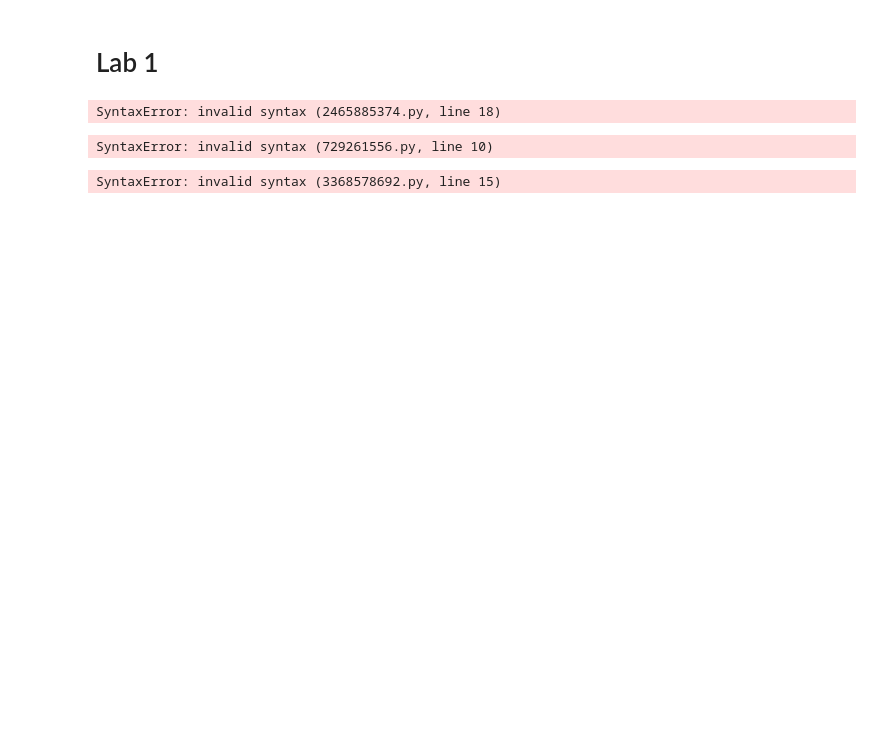
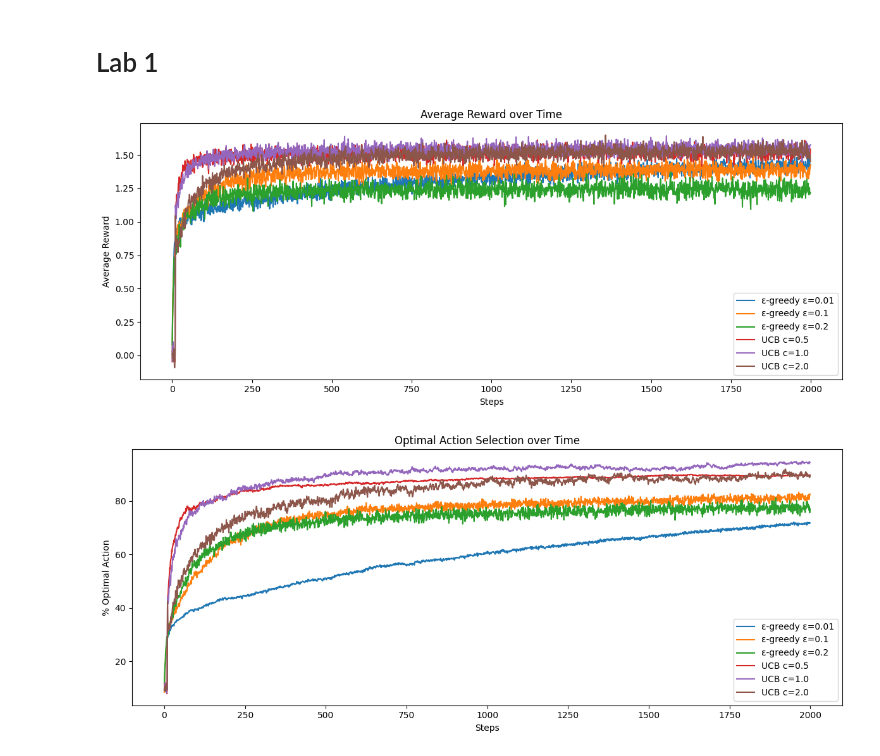
Before and after one commit to sanad0123/Reinforcement-Learning-MSDS684, a Jupyter notebook: Lab_1.ipynb, the cells around one changed output. Drawn from its saved outputs; the diff is of its cells as text; code cells hidden in the pictures; blank space fills up the shorter version.

```diff
--- a/Lab_1.ipynb
+++ b/Lab_1.ipynb
@@ -23,20 +23,18 @@ class MultiArmedBanditEnv(Env):
     def reset(self, seed=None):
         super().reset(seed=seed)
         # TODO: Draw true action values from N(0,1) for each arm
-        self.q_star = ???
+        self.q_star = np.random.normal(0, 1, 10)
         return np.array([0], dtype=np.float32), {}
 
     def step(self, action):
         # TODO: Return reward drawn from N(q*(action), 1)
-        reward = ???
+        reward = np.random.normal(self.q_star[action], 1)
         terminated = False
         truncated = False
         return np.array([0], dtype=np.float32), reward, terminated, truncated, {}
 
     def optimal_action(self):
         return np.argmax(self.q_star)
-# %% [output]
-SyntaxError: invalid syntax (2465885374.py, line 18)
 # %%
 class EpsilonGreedyAgent:
     def __init__(self, n_arms, epsilon):
@@ -47,7 +45,7 @@ class EpsilonGreedyAgent:
 
     def select_action(self):
         # TODO: With prob epsilon explore, else exploit
-        if ???:
+        if np.random.rand() < self.epsilon:
             return np.random.randint(self.n_arms)
         else:
             return np.argmax(self.Q)
@@ -55,9 +53,7 @@ class EpsilonGreedyAgent:
     def update(self, action, reward):
         # TODO: Incremental sample-average update
         self.N[action] += 1
-        self.Q[action] += ???
+        self.Q[action] += (reward - self.Q[action]) / self.N[action]
-# %% [output]
-SyntaxError: invalid syntax (729261556.py, line 10)
 # %%
 class UCBAgent:
     def __init__(self, n_arms, c):
@@ -73,15 +69,13 @@ class UCBAgent:
         # Then apply UCB formula
         unvisited = np.where(self.N == 0)[0]
         if len(unvisited) > 0:
-            return ???
+            return unvisited[0]
         ucb_values = self.Q + self.c * np.sqrt(np.log(self.t) / self.N)
         return np.argmax(ucb_values)
 
     def update(self, action, reward):
         self.N[action] += 1
         self.Q[action] += (reward - self.Q[action]) / self.N[action]
-# %% [output]
-SyntaxError: invalid syntax (3368578692.py, line 15)
 # %%
 def run_experiment(agent_class, agent_params, n_runs=1000, n_steps=2000):
     """
@@ -114,0 +103,41 @@ if __name__ == "__main__":
+# %%
+if __name__ == "__main__":
+    epsilons = [0.01, 0.1, 0.2]
+    ucb_cs   = [0.5, 1.0, 2.0]
+
+    results = {}
+
+    for eps in epsilons:
+        label = f"ε-greedy ε={eps}"
+        results[label] = run_experiment(EpsilonGreedyAgent, {"epsilon": eps})
+
+    for c in ucb_cs:
+        label = f"UCB c={c}"
+        results[label] = run_experiment(UCBAgent, {"c": c})
+
+    # ── Plot 1: Average Reward ──
+    plt.figure(figsize=(12, 5))
+    for label, (avg_r, _) in results.items():
+        plt.plot(avg_r, label=label)
+    plt.xlabel("Steps")
+    plt.ylabel("Average Reward")
+    plt.title("Average Reward over Time")
+    plt.legend()
+    plt.tight_layout()
+    plt.savefig("avg_reward.png", dpi=150)
+    plt.show()
+
+    # ── Plot 2: % Optimal Action ──
+    plt.figure(figsize=(12, 5))
+    for label, (_, pct_opt) in results.items():
+        plt.plot(pct_opt, label=label)
+    plt.xlabel("Steps")
+    plt.ylabel("% Optimal Action")
+    plt.title("Optimal Action Selection over Time")
+    plt.legend()
+    plt.tight_layout()
+    plt.savefig("pct_optimal.png", dpi=150)
+    plt.show()
+# %% [output]
+[figure, added]
+[figure, added]
```
Also changed, not shown: parts of 9 cells of this notebook, 5 other files.
